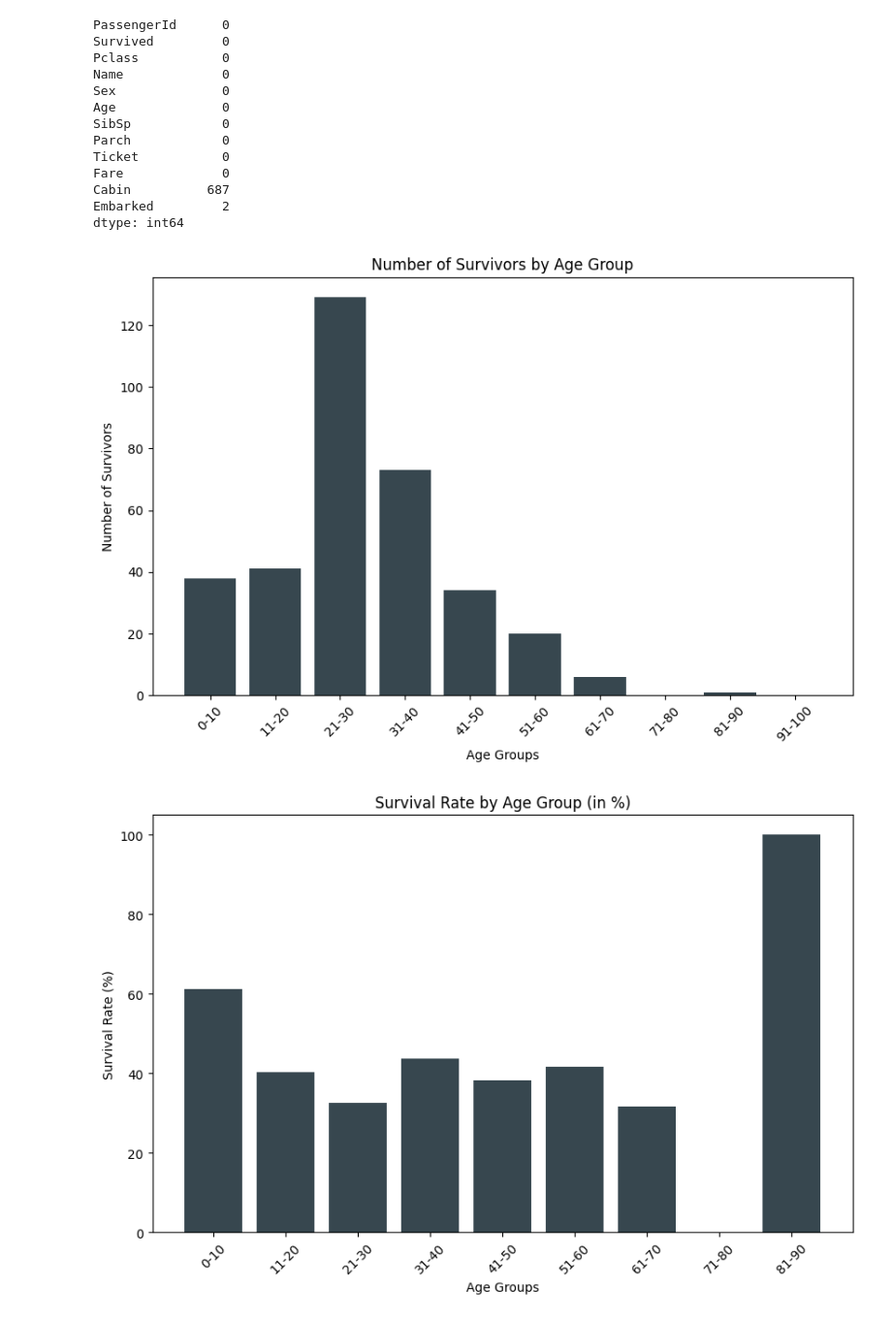
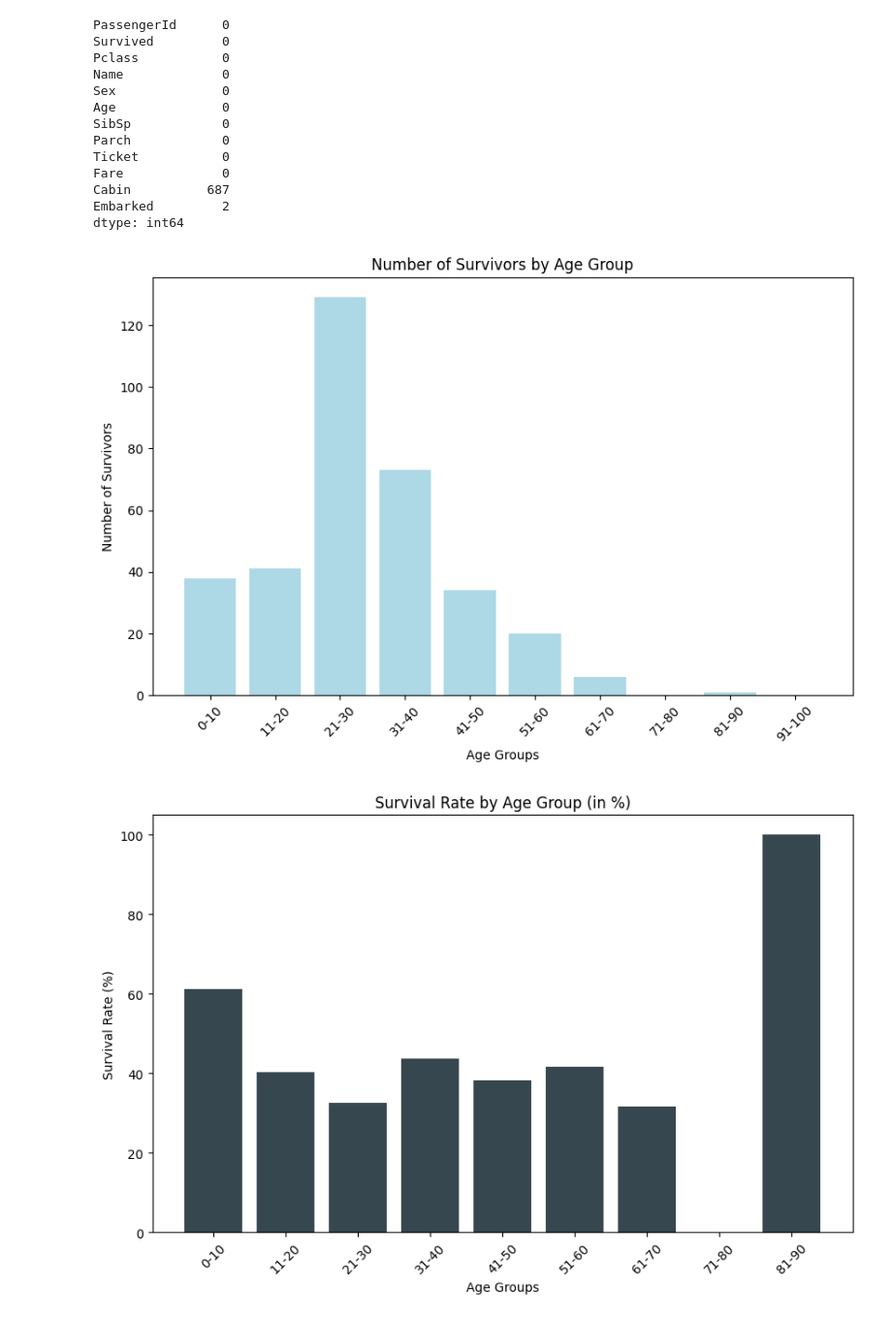
Before and after one commit to bytesbyt/ds_titanic, a Jupyter notebook: titanic.ipynb, the cells around one changed output. Shown: that part at 97% size. Saved outputs shown, nothing was run; the diff lists cells and outputs as text; code cells hidden in the pictures.

Commit message:
Update chart colors

```diff
--- a/titanic.ipynb
+++ b/titanic.ipynb
@@ -294,26 +306,26 @@ dtype: int64
 # %%
 # Bar chart showing number of Survivors in each age group
 # Define age bins and labels
 bins = [0, 10, 20, 30, 40, 50, 60, 70, 80, 90, 100]
 labels = ['0-10', '11-20', '21-30', '31-40', '41-50', '51-60', '61-70', '71-80', '81-90', '91-100']
 
 # Create a new column for Age Groups
 df_age_null_dropped['AgeGroup'] = pd.cut(df_age_null_dropped['Age'], bins=bins, labels=labels, right=False)
 
 # Count the number of survivors in each age group
 # 'Survived' column: 1 means survived
 survivor_count = df_age_null_dropped[df_age_null_dropped['Survived'] == 1].groupby('AgeGroup', observed=False)['Survived'].count()
 
 # Plot the survivor count
 plt.figure(figsize=(10, 6))
-plt.bar(survivor_count.index, survivor_count.values, color='#37474F')
+plt.bar(survivor_count.index, survivor_count.values, color='lightblue')
 plt.xlabel('Age Groups')
 plt.ylabel('Number of Survivors')
 plt.title('Number of Survivors by Age Group')
 plt.xticks(rotation=45)
 plt.show()
 # %% [output]
-[figure, old version]
+[figure, new version]
 # %%
 # Define age bins and labels
 bins = [0, 10, 20, 30, 40, 50, 60, 70, 80, 90, 100]
```
Also changed, not shown: parts of 3 cells of this notebook.
